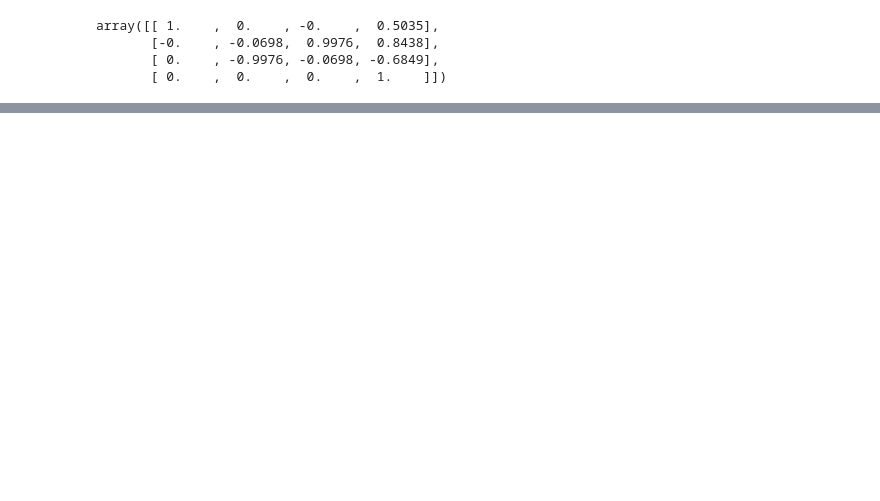
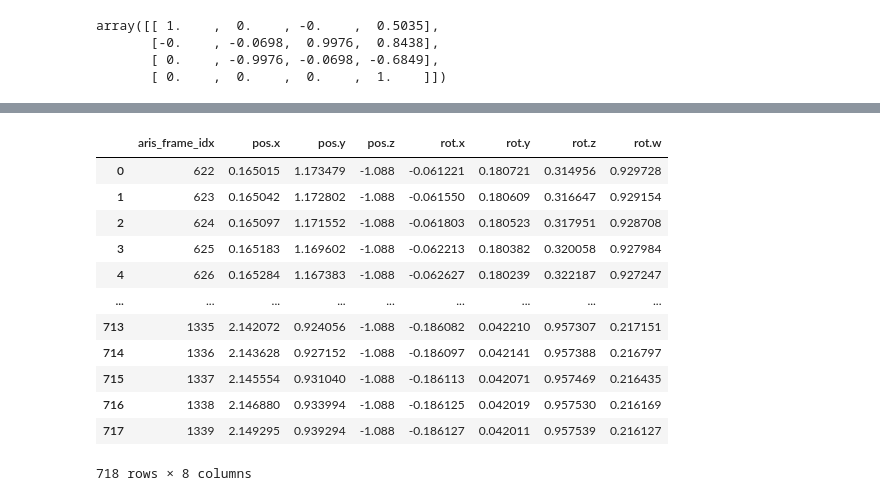
Before and after one commit to dfki-ric/uxo-dataset2024, a Jupyter notebook: scripts/transforms_nb.ipynb, the cells around one changed output, grey strips where cells are left out. Saved outputs shown, nothing was run; the diff lists cells and outputs as text; code cells hidden in the pictures; blank space fills up the shorter version.

```diff
--- a/scripts/transforms_nb.ipynb
+++ b/scripts/transforms_nb.ipynb
@@ -62,0 +54,4 @@ array([[ 1.    ,  0.    , -0.    ,  0.5035],
+# %%
+df_data_aris = pd.read_csv(os.path.join(ROOT, DATASET, FILENAME_ARIS_METADATA))
+df_pos = pd.read_csv(os.path.join(ROOT, DATASET, FILENAME_CRANE))
+df_pos
@@ -62,0 +105,20 @@ array([[ 1.    ,  0.    , -0.    ,  0.5035],
+# %%
+df_ar3 = pd.DataFrame()
+df_ar3['aris_frame_idx'] = df_data_clean['aris_frame_idx']
+df_ar3[['pos.x','pos.y', 'pos.z']] = poss
+df_ar3[['rot.x','rot.y', 'rot.z', 'rot.w']] = rots
+df_ar3
+# %% [output]
+|  | aris_frame_idx | pos.x | pos.y | pos.z | rot.x | rot.y | rot.z | rot.w |
+| 0 | 622 | 0.165015 | 1.173479 | -1.088 | -0.061221 | 0.180721 | 0.314956 | 0.929728 |
+| 1 | 623 | 0.165042 | 1.172802 | -1.088 | -0.061550 | 0.180609 | 0.316647 | 0.929154 |
+| 2 | 624 | 0.165097 | 1.171552 | -1.088 | -0.061803 | 0.180523 | 0.317951 | 0.928708 |
+| 3 | 625 | 0.165183 | 1.169602 | -1.088 | -0.062213 | 0.180382 | 0.320058 | 0.927984 |
+| 4 | 626 | 0.165284 | 1.167383 | -1.088 | -0.062627 | 0.180239 | 0.322187 | 0.927247 |
+| ... | ... | ... | ... | ... | ... | ... | ... | ... |
+| 713 | 1335 | 2.142072 | 0.924056 | -1.088 | -0.186082 | 0.042210 | 0.957307 | 0.217151 |
+| 714 | 1336 | 2.143628 | 0.927152 | -1.088 | -0.186097 | 0.042141 | 0.957388 | 0.216797 |
+| 715 | 1337 | 2.145554 | 0.931040 | -1.088 | -0.186113 | 0.042071 | 0.957469 | 0.216435 |
+| 716 | 1338 | 2.146880 | 0.933994 | -1.088 | -0.186125 | 0.042019 | 0.957530 | 0.216169 |
+| 717 | 1339 | 2.149295 | 0.939294 | -1.088 | -0.186127 | 0.042011 | 0.957539 | 0.216127 |
+718 rows × 8 columns
```
Also changed, not shown: parts of 17 cells of this notebook, 2 other files.
